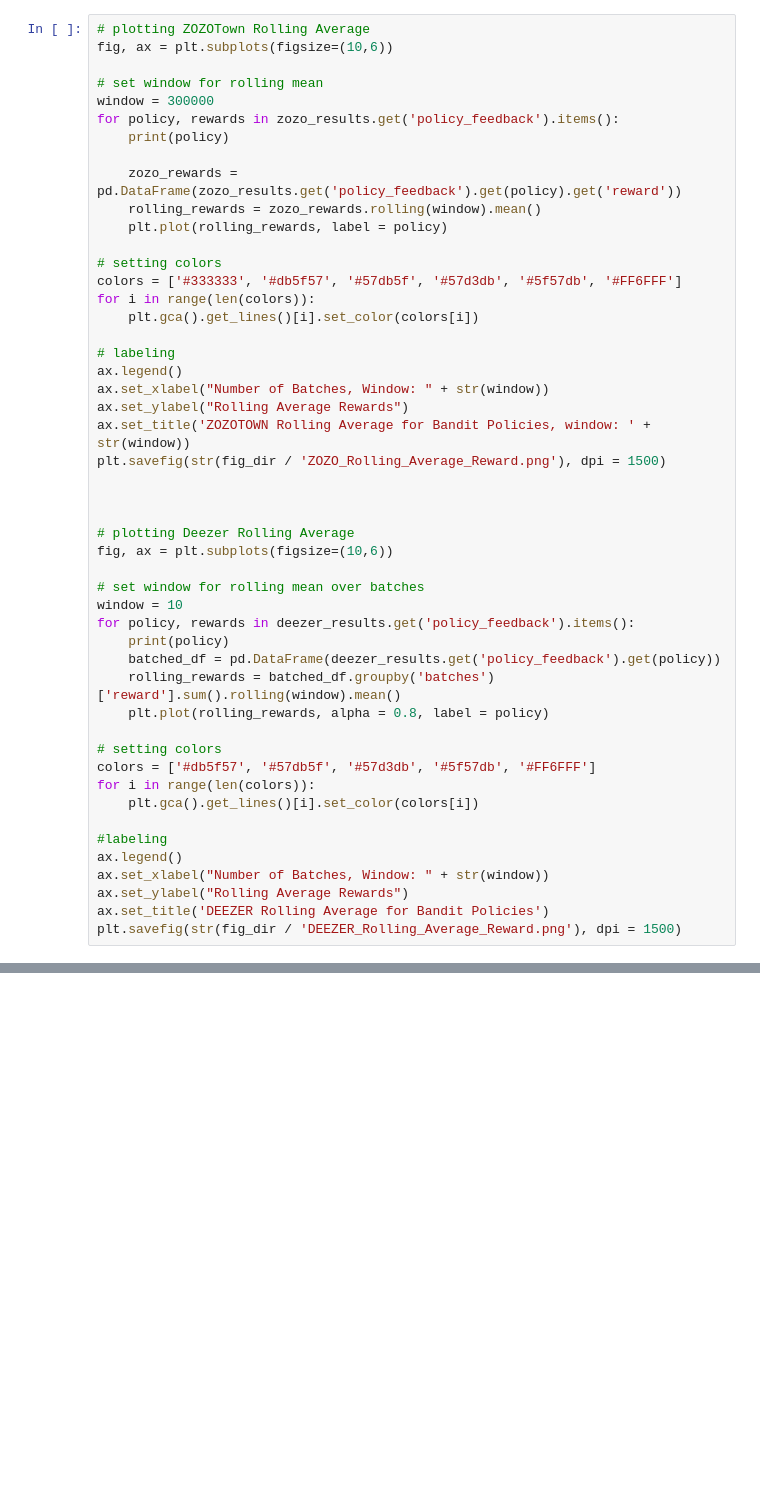
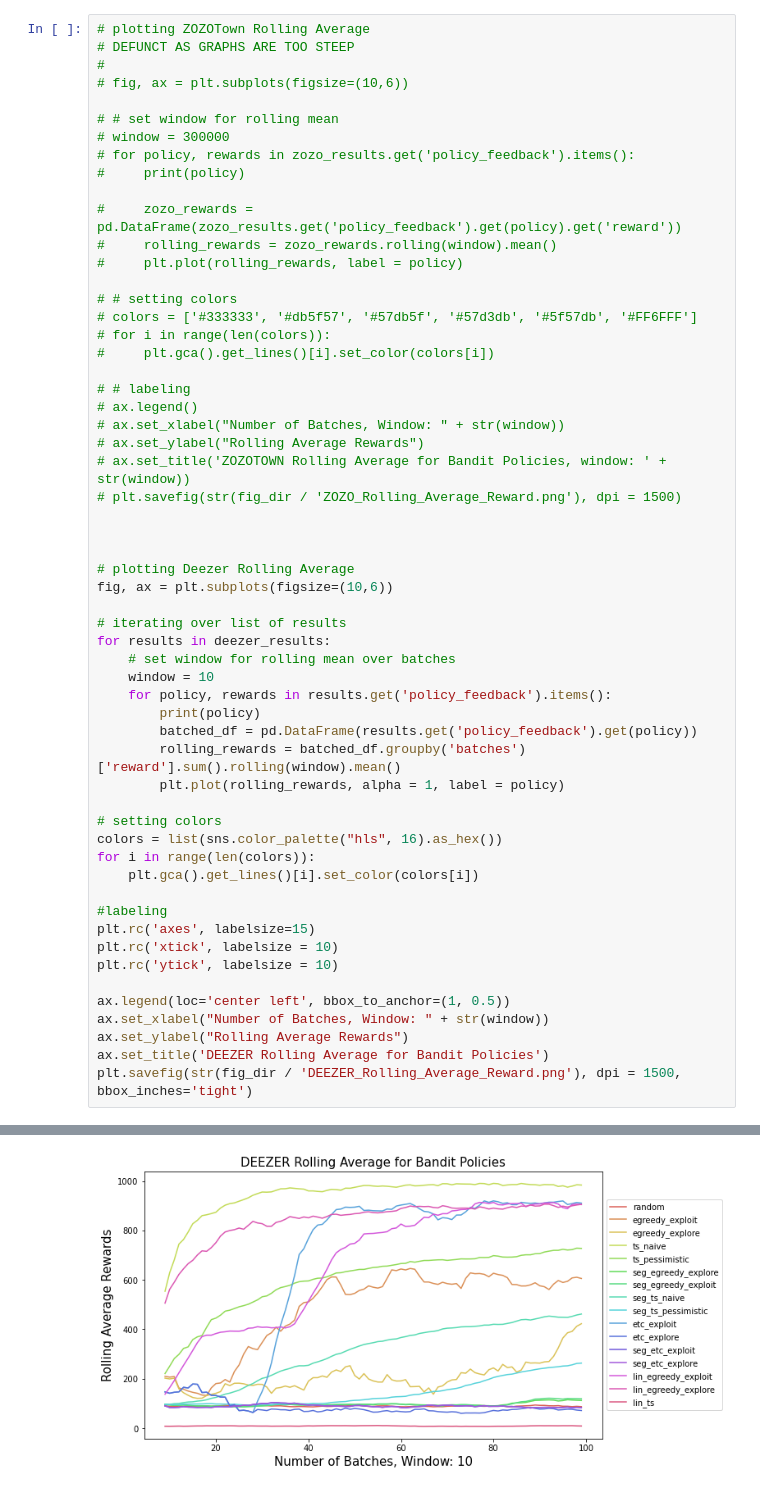
Before and after one commit to daturkel/sd_bandits, a Jupyter notebook: notebooks/Visualizing Rewards.ipynb, the cells around one changed output, grey strips where cells are left out. Cells and saved outputs as stored; diff of their text form; blank space fills up the shorter version.

Commit message:
Update Visualizing Rewards.ipynb
Commenting and Cleaning

```diff
--- a/notebooks/Visualizing Rewards.ipynb
+++ b/notebooks/Visualizing Rewards.ipynb
@@ -60,49 +129,58 @@ visualize_cumulative_rewards(deezer_results,
 # %%
 # plotting ZOZOTown Rolling Average
-fig, ax = plt.subplots(figsize=(10,6))
+# DEFUNCT AS GRAPHS ARE TOO STEEP
+#
+# fig, ax = plt.subplots(figsize=(10,6))
 
-# set window for rolling mean
-window = 300000
-for policy, rewards in zozo_results.get('policy_feedback').items():
-    print(policy)
+# # set window for rolling mean
+# window = 300000
+# for policy, rewards in zozo_results.get('policy_feedback').items():
+#     print(policy)
 
-    zozo_rewards = pd.DataFrame(zozo_results.get('policy_feedback').get(policy).get('reward'))
-    rolling_rewards = zozo_rewards.rolling(window).mean()
-    plt.plot(rolling_rewards, label = policy)
+#     zozo_rewards = pd.DataFrame(zozo_results.get('policy_feedback').get(policy).get('reward'))
+#     rolling_rewards = zozo_rewards.rolling(window).mean()
+#     plt.plot(rolling_rewards, label = policy)
 
-# setting colors
-colors = ['#333333', '#db5f57', '#57db5f', '#57d3db', '#5f57db', '#FF6FFF']
-for i in range(len(colors)):
-    plt.gca().get_lines()[i].set_color(colors[i])
+# # setting colors
+# colors = ['#333333', '#db5f57', '#57db5f', '#57d3db', '#5f57db', '#FF6FFF']
+# for i in range(len(colors)):
+#     plt.gca().get_lines()[i].set_color(colors[i])
 
-# labeling
-ax.legend()
-ax.set_xlabel("Number of Batches, Window: " + str(window))
-ax.set_ylabel("Rolling Average Rewards")
-ax.set_title('ZOZOTOWN Rolling Average for Bandit Policies, window: ' + str(window))
-plt.savefig(str(fig_dir / 'ZOZO_Rolling_Average_Reward.png'), dpi = 1500)
+# # labeling
+# ax.legend()
+# ax.set_xlabel("Number of Batches, Window: " + str(window))
+# ax.set_ylabel("Rolling Average Rewards")
+# ax.set_title('ZOZOTOWN Rolling Average for Bandit Policies, window: ' + str(window))
+# plt.savefig(str(fig_dir / 'ZOZO_Rolling_Average_Reward.png'), dpi = 1500)
 
 
 
 # plotting Deezer Rolling Average
 fig, ax = plt.subplots(figsize=(10,6))
 
-# set window for rolling mean over batches
-window = 10
-for policy, rewards in deezer_results.get('policy_feedback').items():
-    print(policy)
-    batched_df = pd.DataFrame(deezer_results.get('policy_feedback').get(policy))
-    rolling_rewards = batched_df.groupby('batches')['reward'].sum().rolling(window).mean()
-    plt.plot(rolling_rewards, alpha = 0.8, label = policy)
+# iterating over list of results
+for results in deezer_results:
+    # set window for rolling mean over batches
+    window = 10
+    for policy, rewards in results.get('policy_feedback').items():
+        print(policy)
+        batched_df = pd.DataFrame(results.get('policy_feedback').get(policy))
+        rolling_rewards = batched_df.groupby('batches')['reward'].sum().rolling(window).mean()
+        plt.plot(rolling_rewards, alpha = 1, label = policy)
 
 # setting colors
-colors = ['#db5f57', '#57db5f', '#57d3db', '#5f57db', '#FF6FFF']
+colors = list(sns.color_palette("hls", 16).as_hex())
 for i in range(len(colors)):
     plt.gca().get_lines()[i].set_color(colors[i])
 
 #labeling
-ax.legend()
+plt.rc('axes', labelsize=15)
+plt.rc('xtick', labelsize = 10)
+plt.rc('ytick', labelsize = 10)
+
+ax.legend(loc='center left', bbox_to_anchor=(1, 0.5))
 ax.set_xlabel("Number of Batches, Window: " + str(window))
 ax.set_ylabel("Rolling Average Rewards")
 ax.set_title('DEEZER Rolling Average for Bandit Policies')
-plt.savefig(str(fig_dir / 'DEEZER_Rolling_Average_Reward.png'), dpi = 1500)
+plt.savefig(str(fig_dir / 'DEEZER_Rolling_Average_Reward.png'), dpi = 1500, bbox_inches='tight')
+# %% [output]
@@ -109,2 +203,3 @@ plt.savefig(str(fig_dir / 'DEEZER_Rolling_Average_Reward.png'), dpi = 1500)
+[figure, added]
 # %%
 ## ZOZOTOWN Bar Graph of Relative Policy
```
Also changed, not shown: parts of 6 cells of this notebook.
